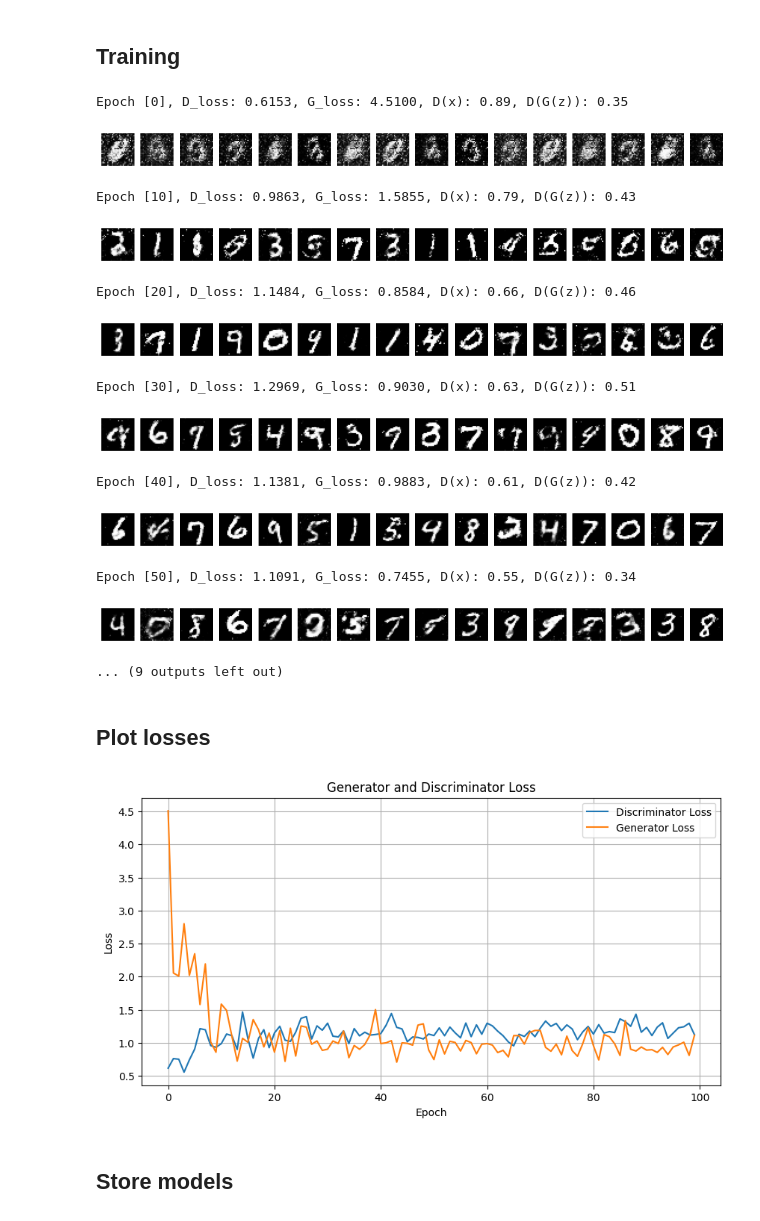
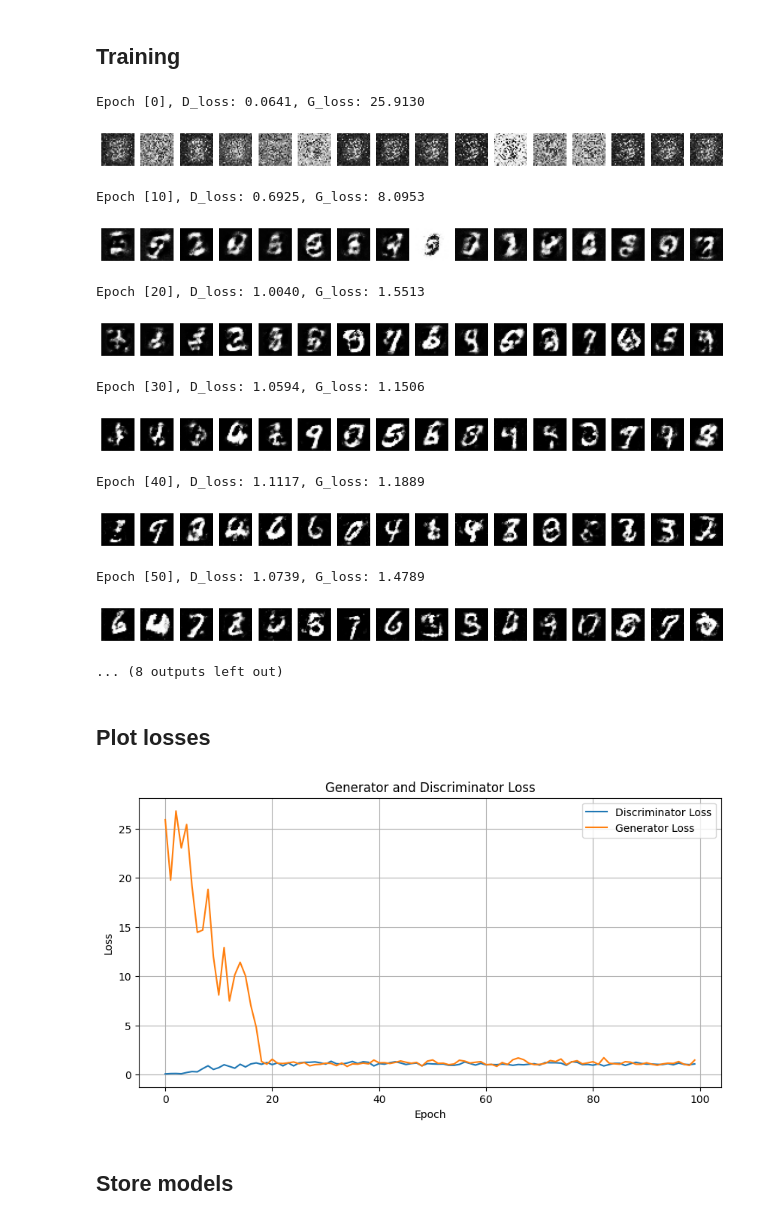
Before and after one commit to SirOlf57/sequence_learning_gans, a Jupyter notebook: gans_demo_training.ipynb, the cells around one changed output. Cells and saved outputs as stored; diff of their text form; code cells hidden in the pictures.

```diff
--- a/gans_demo_training.ipynb
+++ b/gans_demo_training.ipynb
@@ -35,20 +35,22 @@ class Generator(nn.Module):
     def __init__(self, latent_dim):
         super(Generator, self).__init__()
         self.model = nn.Sequential(
-        nn.Linear(latent_dim, 256),
-        nn.LeakyReLU(0.2),
-        nn.Linear(256, 512),
-        nn.LeakyReLU(0.2),
-        nn.Linear(512, 1024),
-        nn.LeakyReLU(0.2),
-        nn.Linear(1024, 28*28),
-        nn.Tanh()
-    )
-
+            nn.Linear(latent_dim, 512),
+            nn.BatchNorm1d(512),
+            nn.LeakyReLU(0.2),
+            nn.Dropout(p=0.5),
+            nn.Linear(512, 512),
+            nn.BatchNorm1d(512),
+            nn.LeakyReLU(0.2),
+            nn.Dropout(p=0.5),
+            nn.Linear(512, 28*28),
+            nn.BatchNorm1d(28*28),
+            nn.Tanh()
+        )
 
     def forward(self, z):
         img = self.model(z)
-        img = img.view(img.size(0), 1, 28, 28)  # Reshape to image dimensions
+        img = img.view(img.size(0), 1, 28, 28)
         return img
 # %% [markdown]
 ## Discriminator
@@ -57,21 +59,18 @@ class Discriminator(nn.Module):
     def __init__(self):
         super(Discriminator, self).__init__()
         self.model = nn.Sequential(
-            nn.Linear(28*28, 1024),
+            nn.Linear(28*28, 512),
             nn.LeakyReLU(0.2),
-            nn.Dropout(0.3),
-            nn.Linear(1024, 512),
+            nn.Dropout(0.5),
+            nn.Linear(512, 512),
             nn.LeakyReLU(0.2),
-            nn.Dropout(0.3),
-            nn.Linear(512, 256),
-            nn.LeakyReLU(0.2),
-            nn.Dropout(0.3),
-            nn.Linear(256, 1),
+            nn.Dropout(0.5),
+            nn.Linear(512, 1),
             nn.Sigmoid()
         )
 
     def forward(self, img):
-        img_flat = img.view(img.size(0), -1)  # Flatten the image
+        img_flat = img.view(img.size(0), -1)
         validity = self.model(img_flat)
         return validity
 # %% [markdown]
@@ -134,49 +133,48 @@ for epoch in range(epochs):
         z = torch.randn(images.size(0), latent_dim).to(device)
         fake_images = generator(z).to(device)
 
         # Compute BCELoss using fake images, with reversed labels
         outputs = discriminator(fake_images).to(device)
         G_loss = criterion(outputs, real_labels)
 
         # Optimize the Generator
         G_loss.backward()
         optimizer_G.step()
 
     # Append losses for plotting
     D_losses.append(D_loss.item())
     G_losses.append(G_loss.item())
 
     # Log the losses
     if epoch % 10 == 0:
-        print('Epoch [{}], D_loss: {:.4f}, G_loss: {:.4f}, D(x): {:.2f}, D(G(z)): {:.2f}'
-              .format(epoch, D_loss.item(), G_loss.item(),
-                      real_score.mean().item(), fake_score.mean().item()))
+        print('Epoch [{}], D_loss: {:.4f}, G_loss: {:.4f}'
+              .format(epoch, D_loss.item(), G_loss.item()))
 
         # Generate and visualize some fake images
         fake_images = generator(z)
         fake_images = fake_images.view(fake_images.size(0), 1, 28, 28)
         fake_images = (fake_images + 1) / 2
         fig, axes = plt.subplots(1, 16, figsize=(15, 15))
         for ax, img in zip(axes.flatten(), fake_images):
             ax.axis('off')
             ax.set_adjustable('box')
             img = transforms.ToPILImage()(img.cpu().squeeze())
             ax.imshow(img, cmap='gray')
         plt.show()
 # %% [output]
-Epoch [0], D_loss: 0.6153, G_loss: 4.5100, D(x): 0.89, D(G(z)): 0.35
+Epoch [0], D_loss: 0.0641, G_loss: 25.9130
-[figure, old version]
+[figure, new version]
-Epoch [10], D_loss: 0.9863, G_loss: 1.5855, D(x): 0.79, D(G(z)): 0.43
+Epoch [10], D_loss: 0.6925, G_loss: 8.0953
-[figure, old version]
+[figure, new version]
-Epoch [20], D_loss: 1.1484, G_loss: 0.8584, D(x): 0.66, D(G(z)): 0.46
+Epoch [20], D_loss: 1.0040, G_loss: 1.5513
-[figure, old version]
+[figure, new version]
-Epoch [30], D_loss: 1.2969, G_loss: 0.9030, D(x): 0.63, D(G(z)): 0.51
+Epoch [30], D_loss: 1.0594, G_loss: 1.1506
-[figure, old version]
+[figure, new version]
-Epoch [40], D_loss: 1.1381, G_loss: 0.9883, D(x): 0.61, D(G(z)): 0.42
+Epoch [40], D_loss: 1.1117, G_loss: 1.1889
-[figure, old version]
+[figure, new version]
-Epoch [50], D_loss: 1.1091, G_loss: 0.7455, D(x): 0.55, D(G(z)): 0.34
+Epoch [50], D_loss: 1.0739, G_loss: 1.4789
-[figure, old version]
+[figure, new version]
-... (9 outputs left out)
+... (8 outputs left out)
 # %% [markdown]
 ## Plot losses
 # %%
@@ -192,7 +190,7 @@ plt.grid(True)
 plt.savefig('./images/gan_losses.png')
 plt.show()
 # %% [output]
-[figure, old version]
+[figure, new version]
 # %% [markdown]
 ## Store models
 # %%
```
Also changed, not shown: 7 other files.
